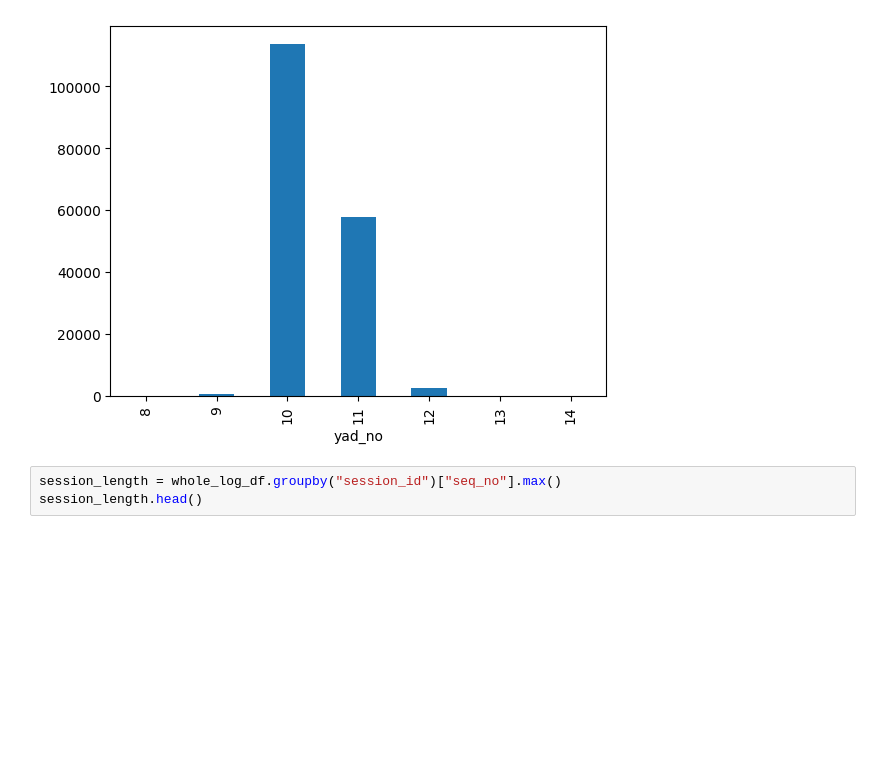
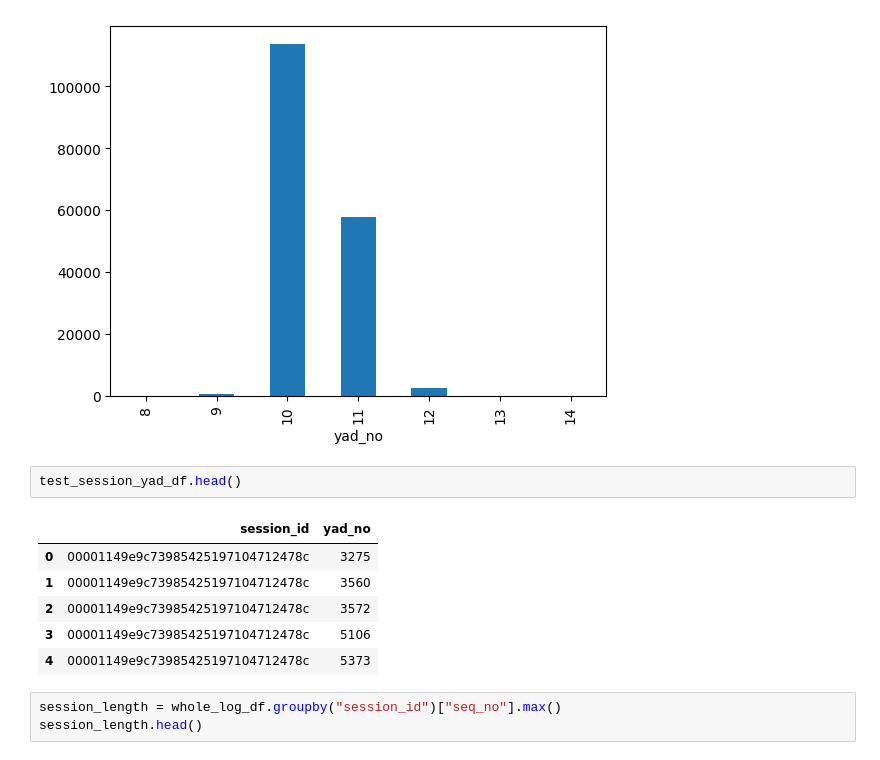
Before and after one commit to yukkin1204/Data-Science-Competition, a Jupyter notebook: atmaCup/#16 in collaboration with RECRUIT/#1_lightGBM_base.ipynb, the cells around one changed output. Cells and saved outputs as stored; diff of their text form; blank space fills up the shorter version.

```diff
--- a/atmaCup/#16 in collaboration with RECRUIT/#1_lightGBM_base.ipynb
+++ b/atmaCup/#16 in collaboration with RECRUIT/#1_lightGBM_base.ipynb
@@ -226,6 +226,15 @@ test_session_yad_df.groupby("session_id")["yad_no"].nunique().value_counts().sor
 # %% [output]
 <Axes: xlabel='yad_no'>
 [figure]
+# %%
+test_session_yad_df.head()
+# %% [output]
+|  | session_id | yad_no |
+| 0 | 00001149e9c73985425197104712478c | 3275 |
+| 1 | 00001149e9c73985425197104712478c | 3560 |
+| 2 | 00001149e9c73985425197104712478c | 3572 |
+| 3 | 00001149e9c73985425197104712478c | 5106 |
+| 4 | 00001149e9c73985425197104712478c | 5373 |
 # %%
 session_length = whole_log_df.groupby("session_id")["seq_no"].max()
 session_length.head()
```
Also changed, not shown: parts of 12 cells of this notebook.
